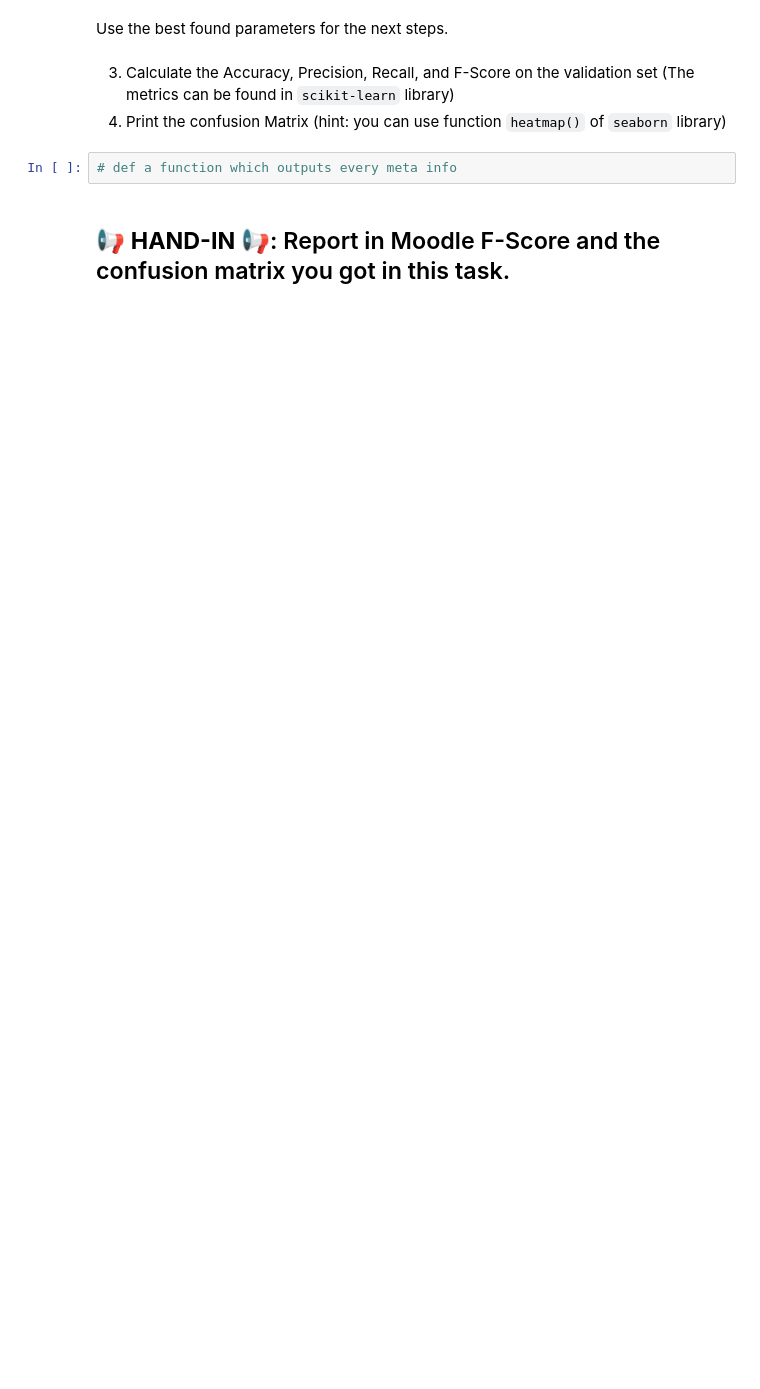
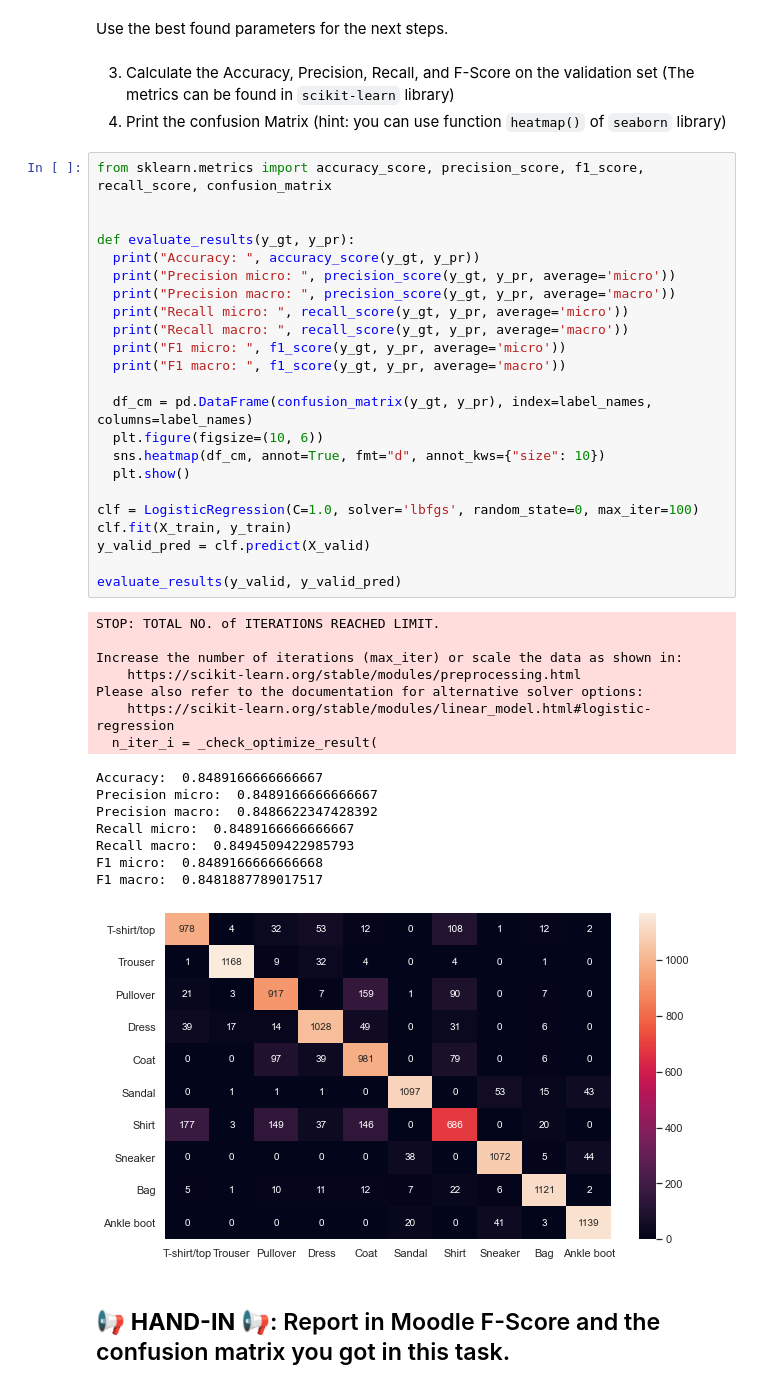
Before and after one commit to schazadm/mldm_hs22, a Jupyter notebook: labs/L04_Polynomial_and_Logistic_Regression_LAB_ASSIGNMENT.ipynb, the cells around one changed output. Drawn from its saved outputs; the diff is of its cells as text; blank space fills up the shorter version.

```diff
--- a/labs/L04_Polynomial_and_Logistic_Regression_LAB_ASSIGNMENT.ipynb
+++ b/labs/L04_Polynomial_and_Logistic_Regression_LAB_ASSIGNMENT.ipynb
@@ -297,7 +338,44 @@ Use the best found parameters for the next steps.
 # %% [markdown]
 3. Calculate the Accuracy, Precision, Recall, and F-Score on the validation set (The metrics can be found in `scikit-learn` library)
 4. Print the confusion Matrix (hint: you can use function `heatmap()` of `seaborn` library)
-# %%
-# def a function which outputs every meta info
+# %%
+from sklearn.metrics import accuracy_score, precision_score, f1_score, recall_score, confusion_matrix
+
+
+def evaluate_results(y_gt, y_pr):
+  print("Accuracy: ", accuracy_score(y_gt, y_pr))
+  print("Precision micro: ", precision_score(y_gt, y_pr, average='micro'))
+  print("Precision macro: ", precision_score(y_gt, y_pr, average='macro'))
+  print("Recall micro: ", recall_score(y_gt, y_pr, average='micro'))
+  print("Recall macro: ", recall_score(y_gt, y_pr, average='macro'))
+  print("F1 micro: ", f1_score(y_gt, y_pr, average='micro'))
+  print("F1 macro: ", f1_score(y_gt, y_pr, average='macro'))
+
+  df_cm = pd.DataFrame(confusion_matrix(y_gt, y_pr), index=label_names, columns=label_names)
+  plt.figure(figsize=(10, 6))
+  sns.heatmap(df_cm, annot=True, fmt="d", annot_kws={"size": 10})
+  plt.show()
+
+clf = LogisticRegression(C=1.0, solver='lbfgs', random_state=0, max_iter=100)
+clf.fit(X_train, y_train)
+y_valid_pred = clf.predict(X_valid)
+
+evaluate_results(y_valid, y_valid_pred)
+# %% [output]
+STOP: TOTAL NO. of ITERATIONS REACHED LIMIT.
+
+Increase the number of iterations (max_iter) or scale the data as shown in:
+    https://scikit-learn.org/stable/modules/preprocessing.html
+Please also refer to the documentation for alternative solver options:
+    https://scikit-learn.org/stable/modules/linear_model.html#logistic-regression
+  n_iter_i = _check_optimize_result(
+Accuracy:  0.8489166666666667
+Precision micro:  0.8489166666666667
+Precision macro:  0.8486622347428392
+Recall micro:  0.8489166666666667
+Recall macro:  0.8494509422985793
+F1 micro:  0.8489166666666668
+F1 macro:  0.8481887789017517
+[figure, added]
 # %% [markdown]
 ## 📢 **HAND-IN** 📢: Report in Moodle F-Score and the confusion matrix you got in this task.
```
Also changed, not shown: parts of 13 cells of this notebook.
